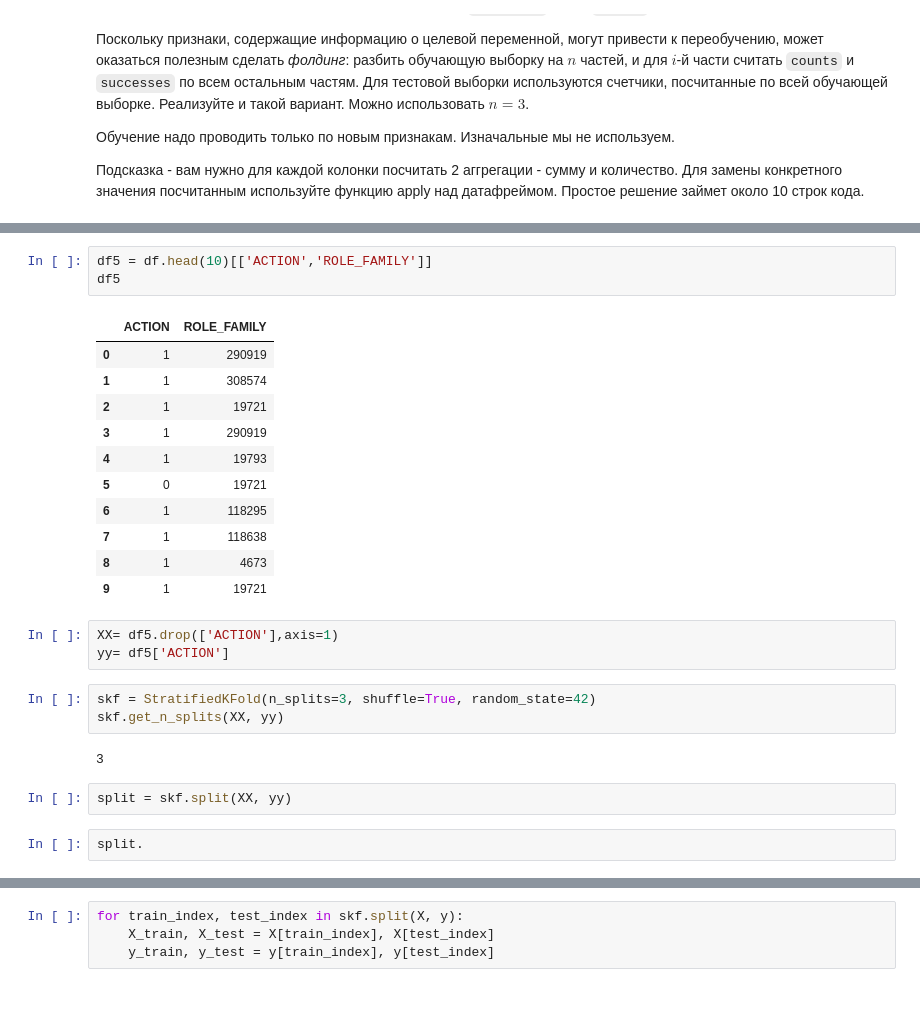
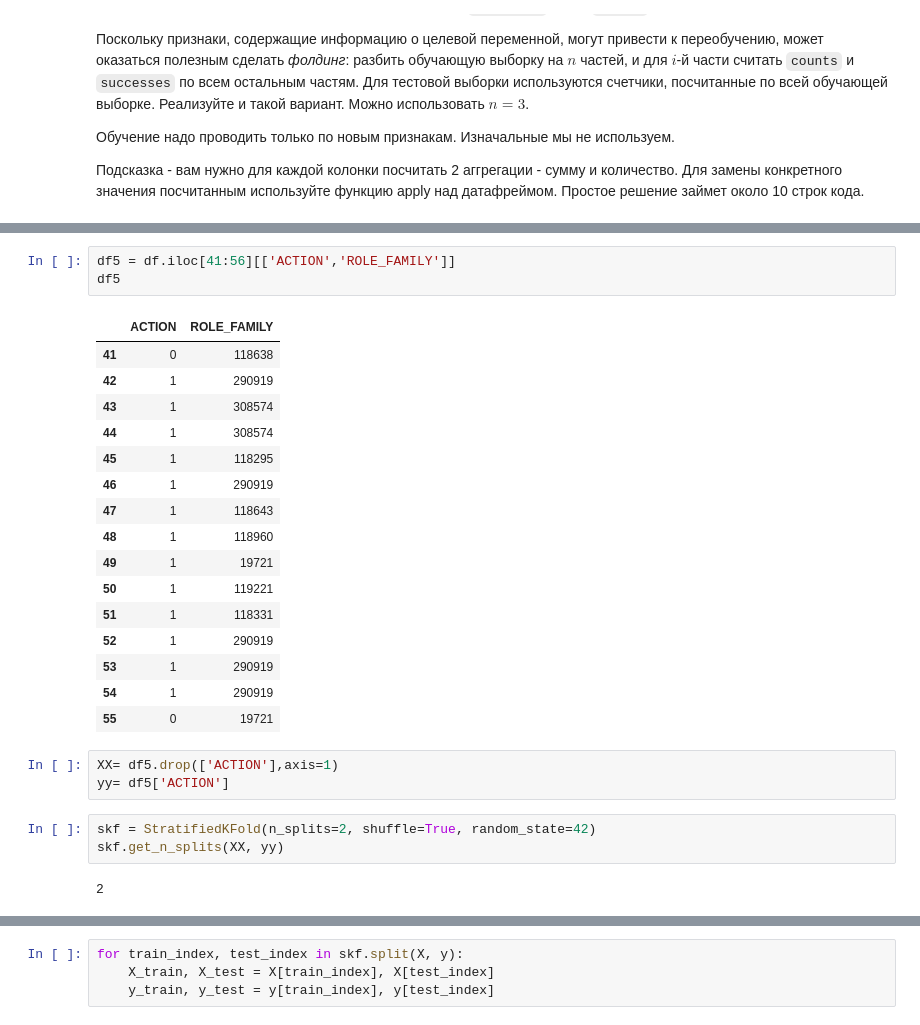
Before and after one commit to D7nis/Course-ML-Classic, a Jupyter notebook: Practice/6. Классификация, kNN/06-01-classification_DDA.ipynb, the cells around one changed output, grey strips where cells are left out. Cells and saved outputs as stored; diff of their text form; blank space fills up the shorter version.

```diff
--- a/Practice/6. Классификация, kNN/06-01-classification_DDA.ipynb
+++ b/Practice/6. Классификация, kNN/06-01-classification_DDA.ipynb
@@ -234,32 +234,33 @@ weighted avg       0.91      0.94      0.92     10814
 # %% [markdown]
 ![](http://images6.fanpop.com/image/photos/38600000/taiga-iamyourenemy-38620719-282-160.gif)
 # %%
-df5 = df.head(10)[['ACTION','ROLE_FAMILY']]
+df5 = df.iloc[41:56][['ACTION','ROLE_FAMILY']]
 df5
 # %% [output]
 |  | ACTION | ROLE_FAMILY |
-| 0 | 1 | 290919 |
-| 1 | 1 | 308574 |
-| 2 | 1 | 19721 |
-| 3 | 1 | 290919 |
-| 4 | 1 | 19793 |
-| 5 | 0 | 19721 |
-| 6 | 1 | 118295 |
-| 7 | 1 | 118638 |
-| 8 | 1 | 4673 |
-| 9 | 1 | 19721 |
+| 41 | 0 | 118638 |
+| 42 | 1 | 290919 |
+| 43 | 1 | 308574 |
+| 44 | 1 | 308574 |
+| 45 | 1 | 118295 |
+| 46 | 1 | 290919 |
+| 47 | 1 | 118643 |
+| 48 | 1 | 118960 |
+| 49 | 1 | 19721 |
+| 50 | 1 | 119221 |
+| 51 | 1 | 118331 |
+| 52 | 1 | 290919 |
+| 53 | 1 | 290919 |
+| 54 | 1 | 290919 |
+| 55 | 0 | 19721 |
 # %%
 XX= df5.drop(['ACTION'],axis=1)
 yy= df5['ACTION']
 # %%
-skf = StratifiedKFold(n_splits=3, shuffle=True, random_state=42)
+skf = StratifiedKFold(n_splits=2, shuffle=True, random_state=42)
 skf.get_n_splits(XX, yy)
 # %% [output]
-3
+2
-# %%
-split = skf.split(XX, yy)
-# %%
-split.
 # %%
 for train_index, test_index in skf.split(XX, yy):
     #X_train, X_test = XX[train_index], XX[test_index]
```
Also changed, not shown: parts of 17 cells of this notebook.
